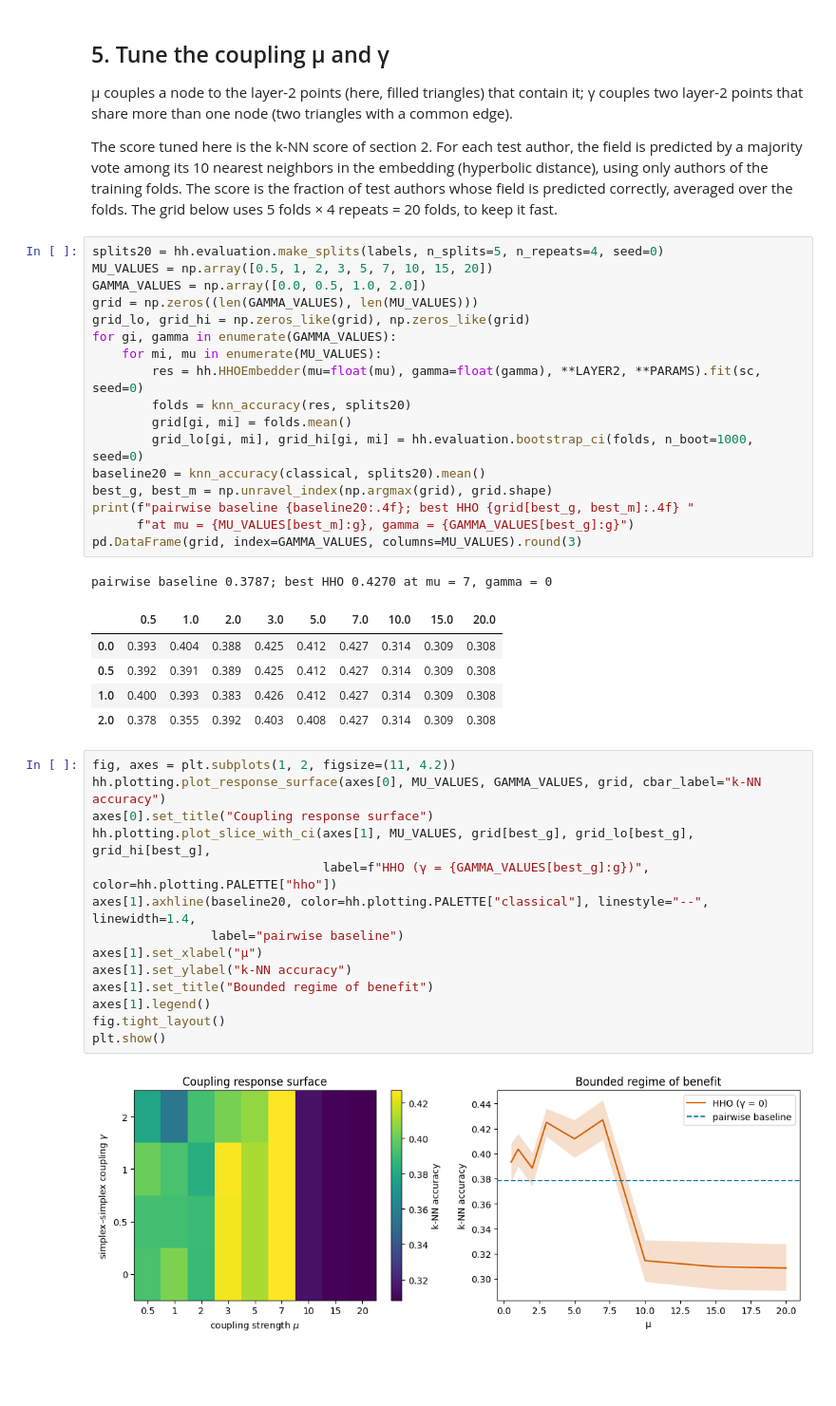
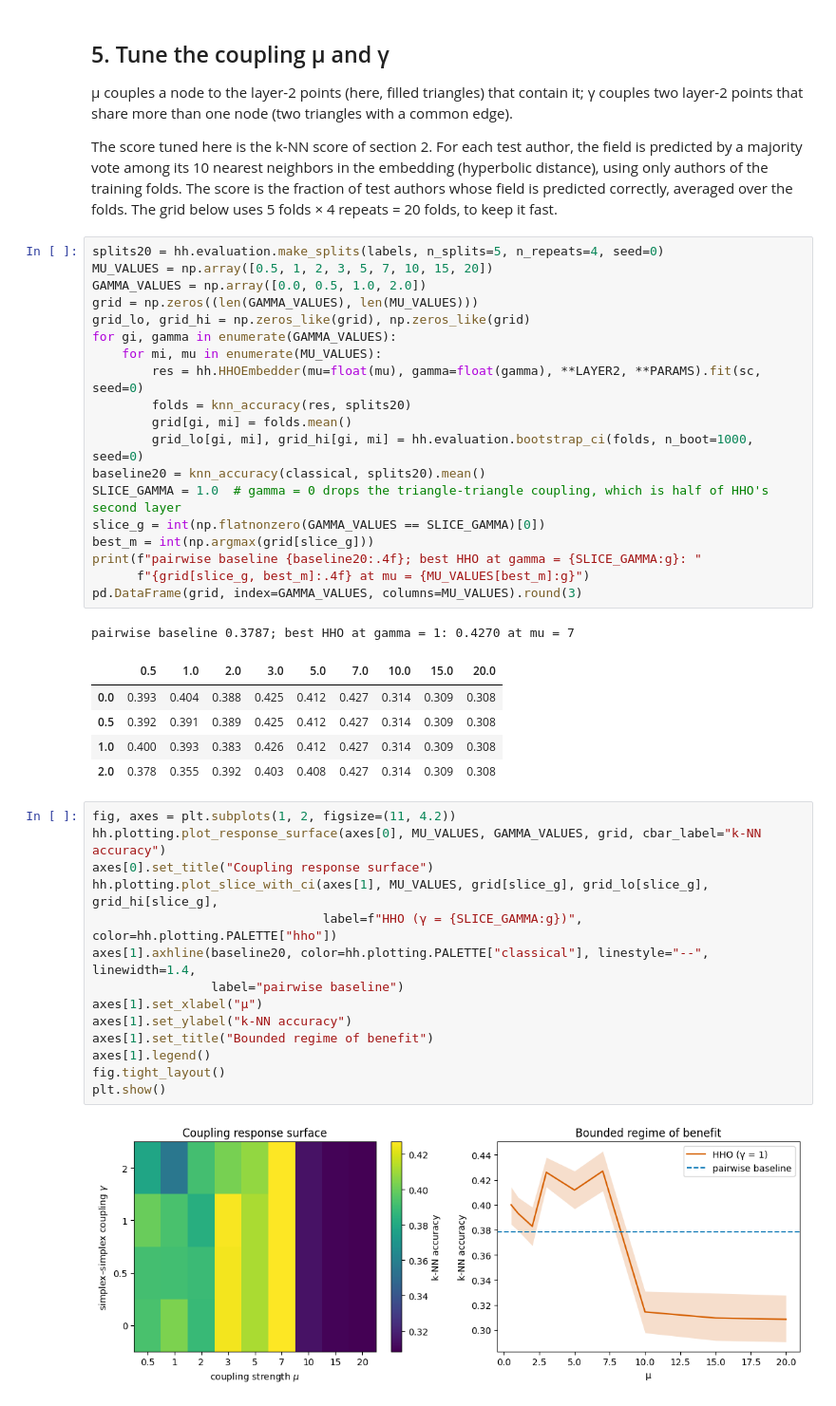
Before and after one commit to MartinG-38/HOHypEmb, a Jupyter notebook: examples/02_cora.ipynb, the cells around one changed output. Shown at 95% size. Drawn from its saved outputs; the diff is of its cells as text; blank space fills up the shorter version.

Commit message:
examples/02_cora: plot the mu slice at gamma = 1
gamma = 0 removes the triangle-triangle coupling, so the slice no longer
follows the best grid row; gamma = 0 stays in the surface as a limit.

```diff
--- a/examples/02_cora.ipynb
+++ b/examples/02_cora.ipynb
@@ -209,12 +209,14 @@ for gi, gamma in enumerate(GAMMA_VALUES):
         grid[gi, mi] = folds.mean()
         grid_lo[gi, mi], grid_hi[gi, mi] = hh.evaluation.bootstrap_ci(folds, n_boot=1000, seed=0)
 baseline20 = knn_accuracy(classical, splits20).mean()
-best_g, best_m = np.unravel_index(np.argmax(grid), grid.shape)
-print(f"pairwise baseline {baseline20:.4f}; best HHO {grid[best_g, best_m]:.4f} "
-      f"at mu = {MU_VALUES[best_m]:g}, gamma = {GAMMA_VALUES[best_g]:g}")
+SLICE_GAMMA = 1.0  # gamma = 0 drops the triangle-triangle coupling, which is half of HHO's second layer
+slice_g = int(np.flatnonzero(GAMMA_VALUES == SLICE_GAMMA)[0])
+best_m = int(np.argmax(grid[slice_g]))
+print(f"pairwise baseline {baseline20:.4f}; best HHO at gamma = {SLICE_GAMMA:g}: "
+      f"{grid[slice_g, best_m]:.4f} at mu = {MU_VALUES[best_m]:g}")
 pd.DataFrame(grid, index=GAMMA_VALUES, columns=MU_VALUES).round(3)
 # %% [output]
-pairwise baseline 0.3787; best HHO 0.4270 at mu = 7, gamma = 0
+pairwise baseline 0.3787; best HHO at gamma = 1: 0.4270 at mu = 7
 |  | 0.5 | 1.0 | 2.0 | 3.0 | 5.0 | 7.0 | 10.0 | 15.0 | 20.0 |
 | 0.0 | 0.393 | 0.404 | 0.388 | 0.425 | 0.412 | 0.427 | 0.314 | 0.309 | 0.308 |
 | 0.5 | 0.392 | 0.391 | 0.389 | 0.425 | 0.412 | 0.427 | 0.314 | 0.309 | 0.308 |
@@ -223,17 +225,17 @@ pairwise baseline 0.3787; best HHO 0.4270 at mu = 7, gamma = 0
 # %%
 fig, axes = plt.subplots(1, 2, figsize=(11, 4.2))
 hh.plotting.plot_response_surface(axes[0], MU_VALUES, GAMMA_VALUES, grid, cbar_label="k-NN accuracy")
 axes[0].set_title("Coupling response surface")
-hh.plotting.plot_slice_with_ci(axes[1], MU_VALUES, grid[best_g], grid_lo[best_g], grid_hi[best_g],
-                               label=f"HHO (γ = {GAMMA_VALUES[best_g]:g})", color=hh.plotting.PALETTE["hho"])
+hh.plotting.plot_slice_with_ci(axes[1], MU_VALUES, grid[slice_g], grid_lo[slice_g], grid_hi[slice_g],
+                               label=f"HHO (γ = {SLICE_GAMMA:g})", color=hh.plotting.PALETTE["hho"])
 axes[1].axhline(baseline20, color=hh.plotting.PALETTE["classical"], linestyle="--", linewidth=1.4,
                 label="pairwise baseline")
 axes[1].set_xlabel("μ")
 axes[1].set_ylabel("k-NN accuracy")
 axes[1].set_title("Bounded regime of benefit")
 axes[1].legend()
 fig.tight_layout()
 plt.show()
 # %% [output]
-[figure, old version]
+[figure, new version]
 # %% [markdown]
```
Also changed, not shown: parts of 1 cell of this notebook.
